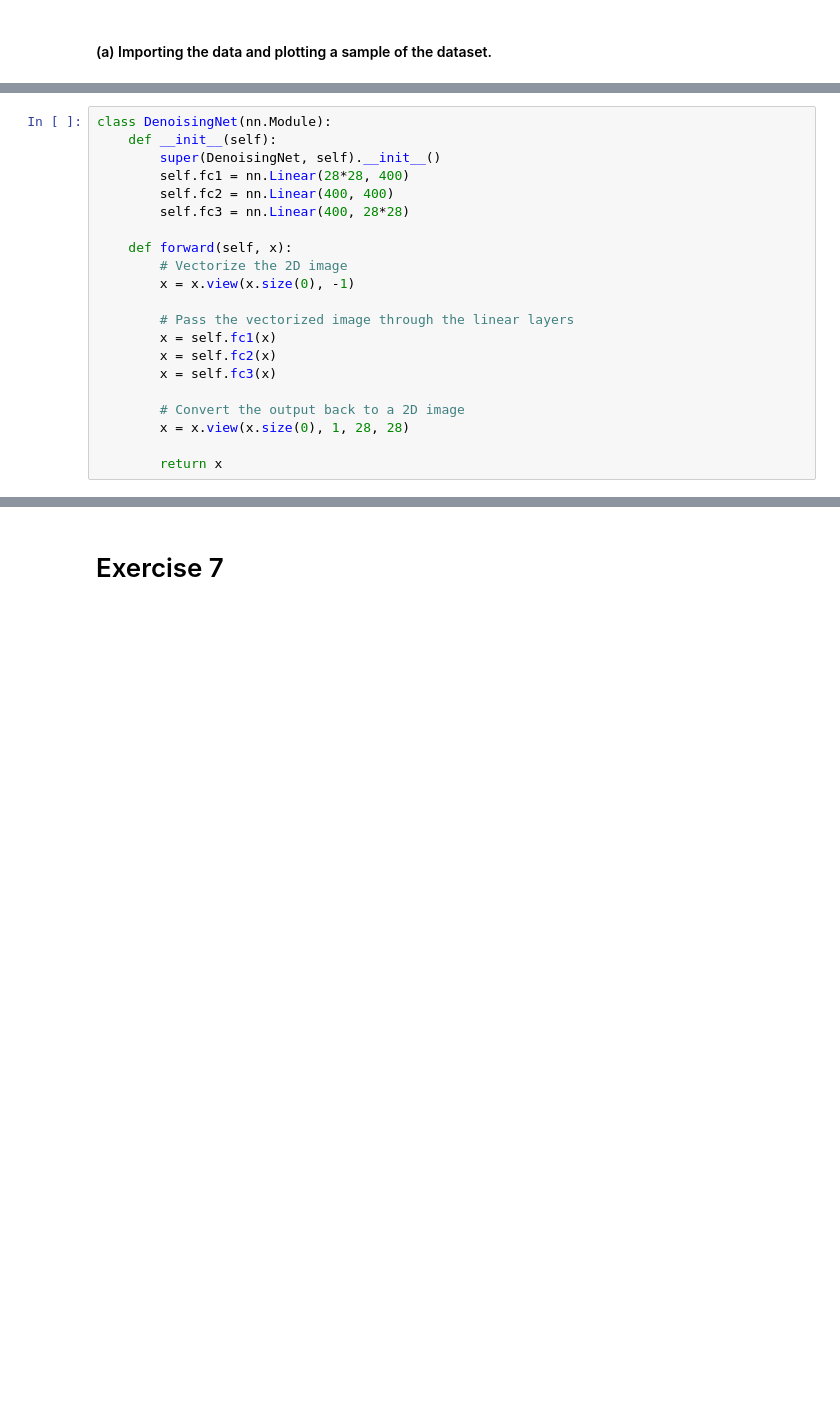
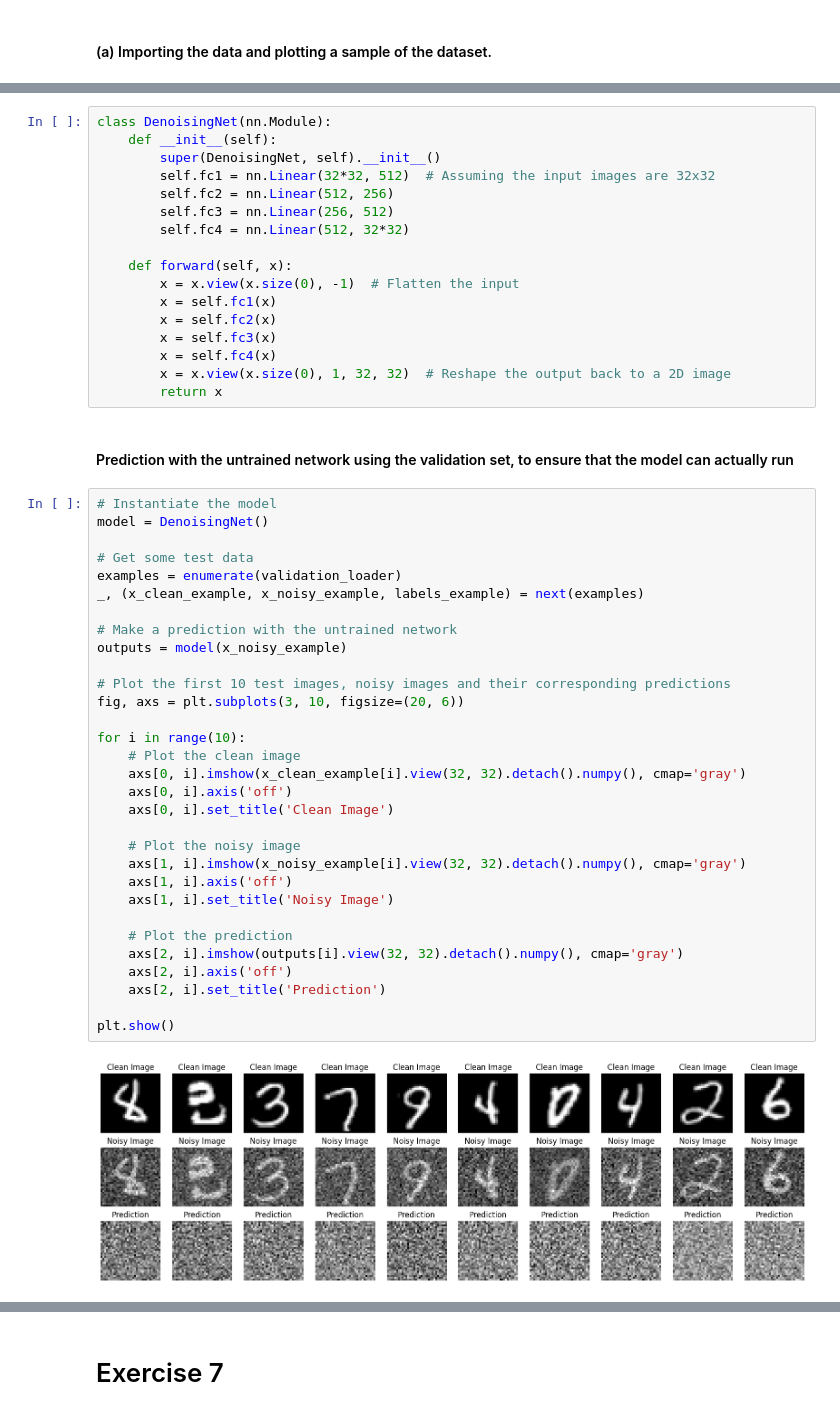
Before and after one commit to svenbbsp/5LSL0, a Jupyter notebook: Assignment_1/Assignment_1_Notebook.ipynb, the cells around one changed output, grey strips where cells are left out. Drawn from its saved outputs; the diff is of its cells as text; blank space fills up the shorter version.

```diff
--- a/Assignment_1/Assignment_1_Notebook.ipynb
+++ b/Assignment_1/Assignment_1_Notebook.ipynb
@@ -163,21 +198,52 @@ plt.show()
 class DenoisingNet(nn.Module):
     def __init__(self):
         super(DenoisingNet, self).__init__()
-        self.fc1 = nn.Linear(28*28, 400)
-        self.fc2 = nn.Linear(400, 400)
-        self.fc3 = nn.Linear(400, 28*28)
+        self.fc1 = nn.Linear(32*32, 512)  # Assuming the input images are 32x32
+        self.fc2 = nn.Linear(512, 256)
+        self.fc3 = nn.Linear(256, 512)
+        self.fc4 = nn.Linear(512, 32*32)
 
     def forward(self, x):
-        # Vectorize the 2D image
-        x = x.view(x.size(0), -1)
-
-        # Pass the vectorized image through the linear layers
+        x = x.view(x.size(0), -1)  # Flatten the input
         x = self.fc1(x)
         x = self.fc2(x)
         x = self.fc3(x)
-
-        # Convert the output back to a 2D image
-        x = x.view(x.size(0), 1, 28, 28)
-
+        x = self.fc4(x)
+        x = x.view(x.size(0), 1, 32, 32)  # Reshape the output back to a 2D image
         return x
+# %% [markdown]
+#### Prediction with the untrained network using the validation set, to ensure that the model can actually run
+# %%
+# Instantiate the model
+model = DenoisingNet()
+
+# Get some test data
+examples = enumerate(validation_loader)
+_, (x_clean_example, x_noisy_example, labels_example) = next(examples)
+
+# Make a prediction with the untrained network
+outputs = model(x_noisy_example)
+
+# Plot the first 10 test images, noisy images and their corresponding predictions
+fig, axs = plt.subplots(3, 10, figsize=(20, 6))
+
+for i in range(10):
+    # Plot the clean image
+    axs[0, i].imshow(x_clean_example[i].view(32, 32).detach().numpy(), cmap='gray')
+    axs[0, i].axis('off')
+    axs[0, i].set_title('Clean Image')
+
+    # Plot the noisy image
+    axs[1, i].imshow(x_noisy_example[i].view(32, 32).detach().numpy(), cmap='gray')
+    axs[1, i].axis('off')
+    axs[1, i].set_title('Noisy Image')
+
+    # Plot the prediction
+    axs[2, i].imshow(outputs[i].view(32, 32).detach().numpy(), cmap='gray')
+    axs[2, i].axis('off')
+    axs[2, i].set_title('Prediction')
+
+plt.show()
+# %% [output]
+[figure, added]
 # %% [markdown]
```
Also changed, not shown: parts of 14 cells of this notebook.
